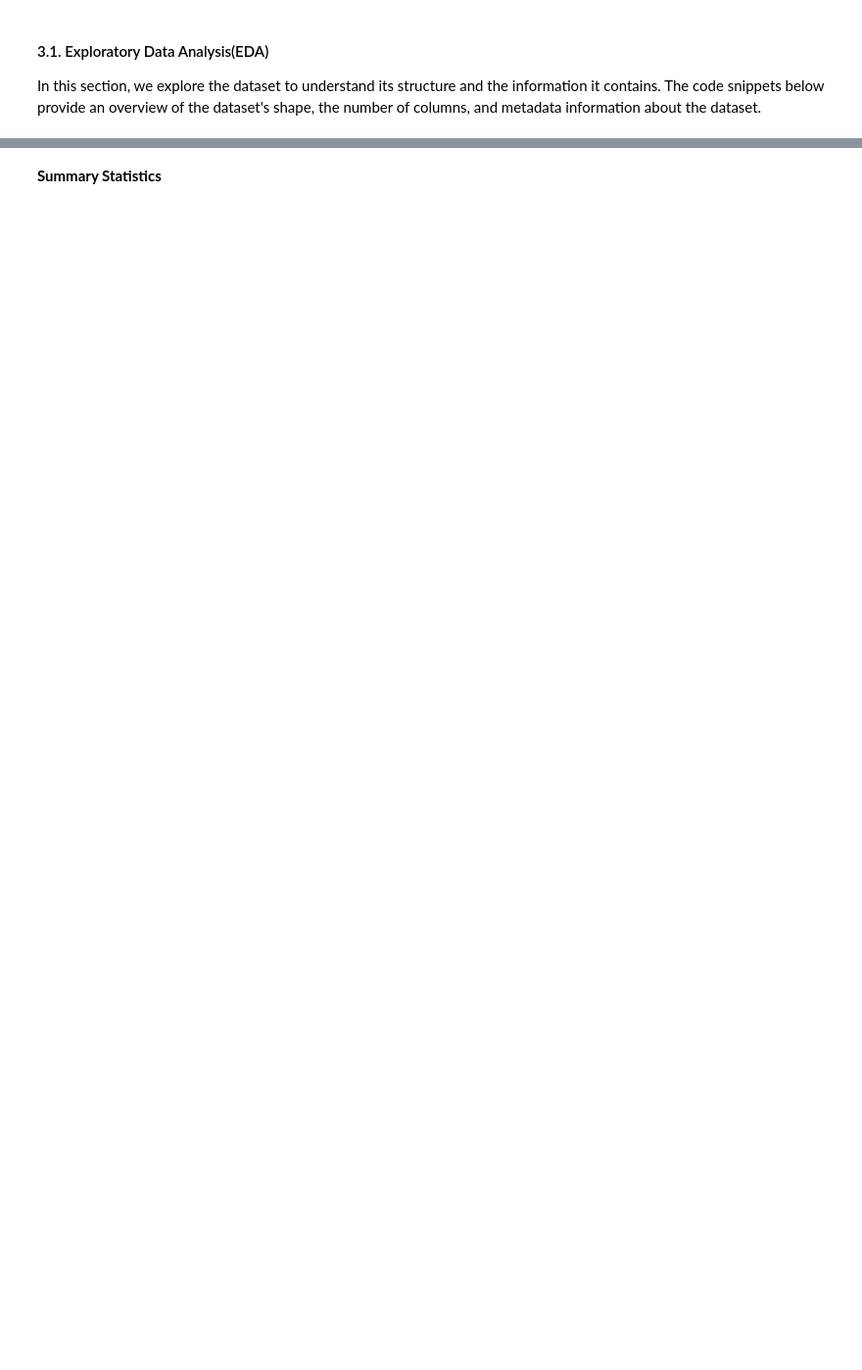
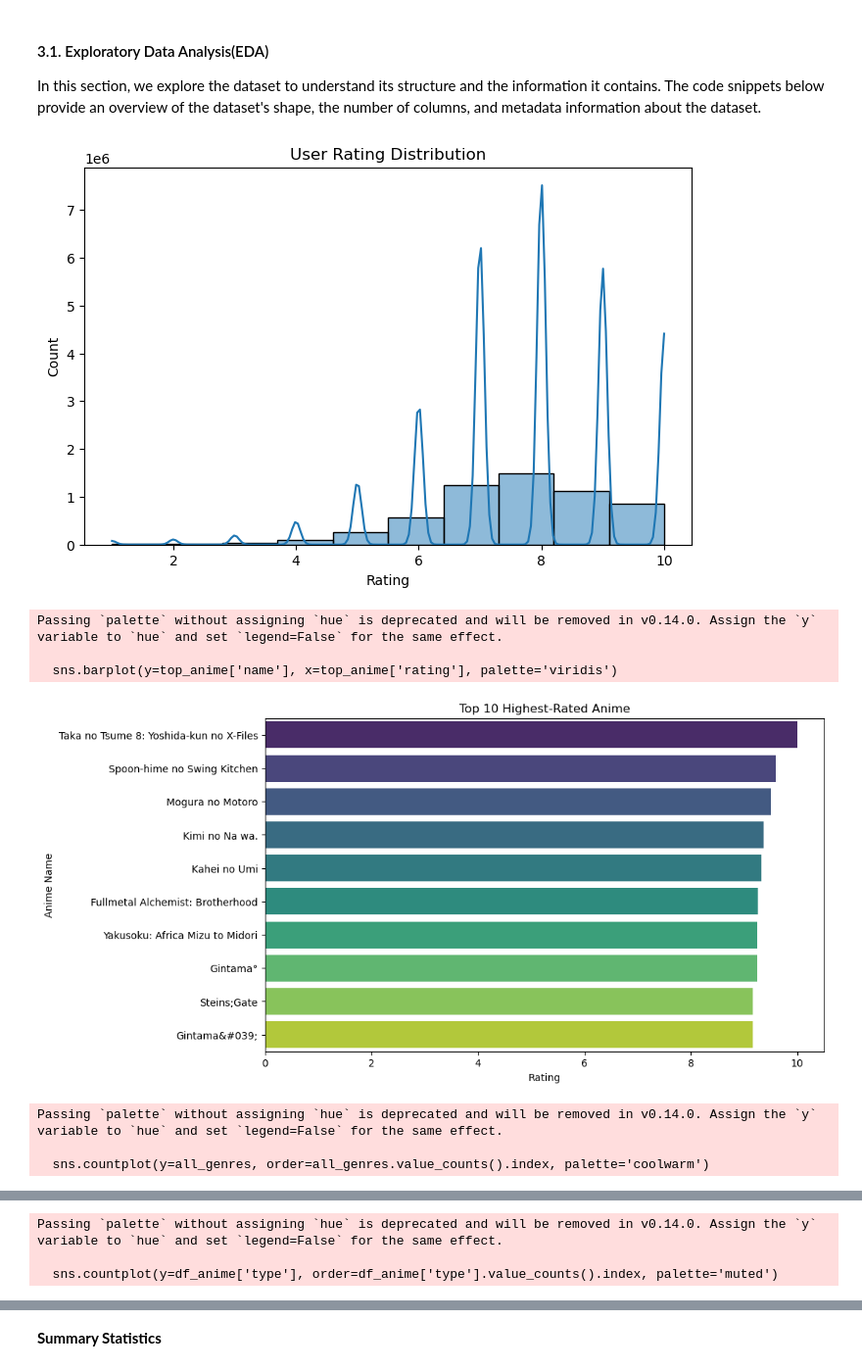
Before and after one commit to PhillipSethole/Anime-Recommender-System-Project-2025, a Jupyter notebook: Anime-Recommender-System-Project-2025 Team 2.ipynb, the cells around one changed output, grey strips where cells are left out. Shown at 98% size. Drawn from its saved outputs; the diff is of its cells as text; code cells hidden in the pictures; blank space fills up the shorter version.

```diff
--- a/Anime-Recommender-System-Project-2025 Team 2.ipynb
+++ b/Anime-Recommender-System-Project-2025 Team 2.ipynb
@@ -53,3 +120,63 @@ df_submission = pd.read_csv('submission.csv')
 # %% [markdown]
 #### 3.1. Exploratory Data Analysis(EDA)
 In this section, we explore the dataset to understand its structure and the information it contains. The code snippets below provide an overview of the dataset's shape, the number of columns, and metadata information about the dataset.
+# %%
+import pandas as pd
+import matplotlib.pyplot as plt
+import seaborn as sns
+
+# Load cleaned datasets
+df_train = pd.read_csv('cleaned_train.csv')
+df_anime = pd.read_csv('cleaned_anime.csv')
+
+# 1️⃣ Distribution of user ratings
+plt.figure(figsize=(8, 5))
+sns.histplot(df_train['rating'], bins=10, kde=True)
+plt.title('User Rating Distribution')
+plt.xlabel('Rating')
+plt.ylabel('Count')
+plt.show()
+
+# Top 10 highest-rated anime
+top_anime = df_anime.sort_values(by='rating', ascending=False).head(10)
+plt.figure(figsize=(10, 6))
+sns.barplot(y=top_anime['name'], x=top_anime['rating'], palette='viridis')
+plt.title('Top 10 Highest-Rated Anime')
+plt.xlabel('Rating')
+plt.ylabel('Anime Name')
+plt.show()
+
+# Most common genres
+all_genres = df_anime['genre'].str.split(', ').explode()
+plt.figure(figsize=(12, 5))
+sns.countplot(y=all_genres, order=all_genres.value_counts().index, palette='coolwarm')
+plt.title('Most Common Anime Genres')
+plt.xlabel('Count')
+plt.ylabel('Genre')
+plt.show()
+
+# Distribution of anime types
+plt.figure(figsize=(8, 5))
+sns.countplot(y=df_anime['type'], order=df_anime['type'].value_counts().index, palette='muted')
+plt.title('Anime Type Distribution')
+plt.xlabel('Count')
+plt.ylabel('Type')
+plt.show()
+
+#  Correlation between rating and members count
+plt.figure(figsize=(8, 5))
+sns.scatterplot(x=df_anime['members'], y=df_anime['rating'], alpha=0.6)
+plt.title('Correlation between Rating and Popularity')
+plt.xlabel('Number of Members')
+plt.ylabel('Rating')
+plt.xscale('log')
+plt.show()
+# %% [output]
+[figure, added]
+Passing `palette` without assigning `hue` is deprecated and will be removed in v0.14.0. Assign the `y` variable to `hue` and set `legend=False` for the same effect.
+
+  sns.barplot(y=top_anime['name'], x=top_anime['rating'], palette='viridis')
+[figure, added]
+Passing `palette` without assigning `hue` is deprecated and will be removed in v0.14.0. Assign the `y` variable to `hue` and set `legend=False` for the same effect.
+
+  sns.countplot(y=all_genres, order=all_genres.value_counts().index, palette='coolwarm')
@@ -55,0 +184,3 @@ In this section, we explore the dataset to understand its structure and the info
+Passing `palette` without assigning `hue` is deprecated and will be removed in v0.14.0. Assign the `y` variable to `hue` and set `legend=False` for the same effect.
+
+  sns.countplot(y=df_anime['type'], order=df_anime['type'].value_counts().index, palette='muted')
```
Also changed, not shown: parts of 43 cells of this notebook.
